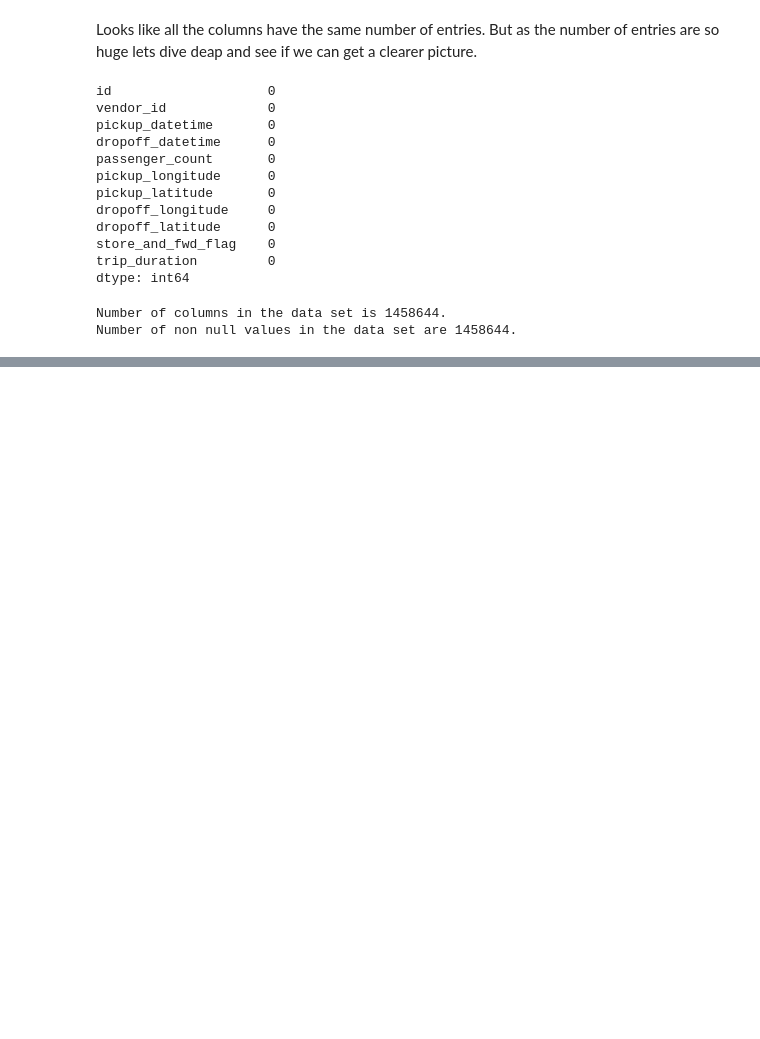
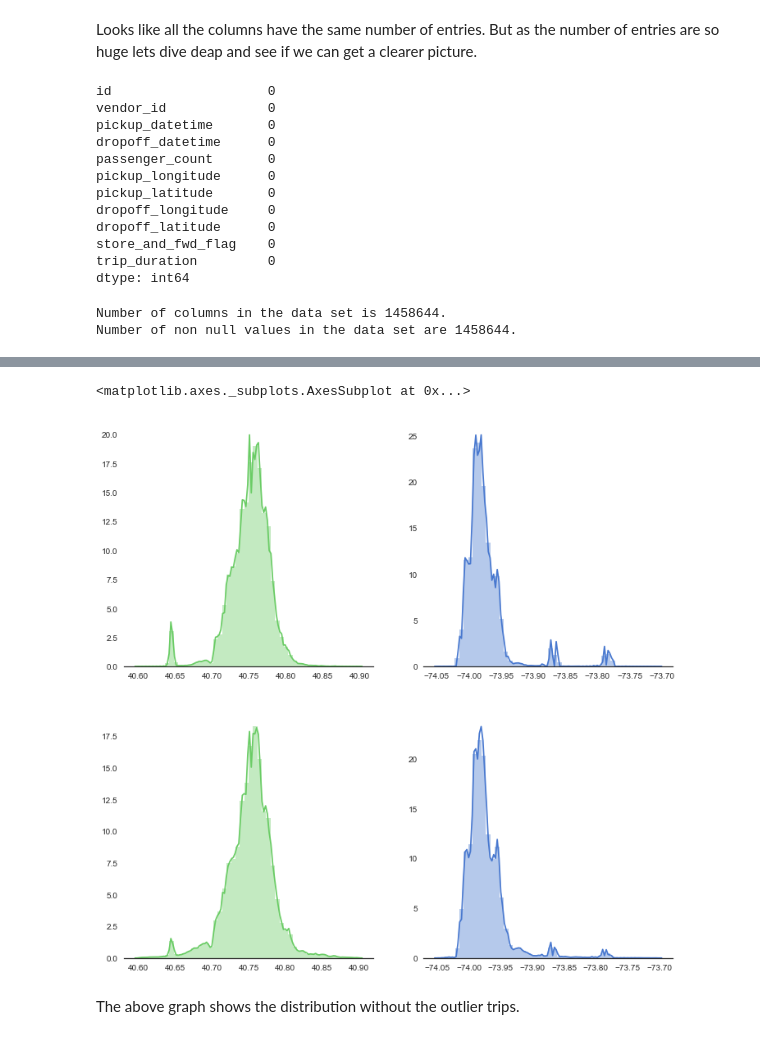
Before and after one commit to shawnchacko/NYC-Taxi-Project, a Jupyter notebook: NYC Taxi Project.ipynb, the cells around one changed output, grey strips where cells are left out. Cells and saved outputs as stored; diff of their text form; code cells hidden in the pictures; blank space fills up the shorter version.

```diff
--- a/NYC Taxi Project.ipynb
+++ b/NYC Taxi Project.ipynb
@@ -75,0 +116,8 @@ Number of non null values in the data set are 1458644.
+# %%
+df = train_df.loc[(train_df.pickup_latitude > 40.6) & (train_df.pickup_latitude < 40.9)]
+df = df.loc[(df.dropoff_latitude>40.6) & (df.dropoff_latitude < 40.9)]
+df = df.loc[(df.dropoff_longitude > -74.05) & (df.dropoff_longitude < -73.7)]
+df = df.loc[(df.pickup_longitude > -74.05) & (df.pickup_longitude < -73.7)]
+train_data = df
+df.head()
+print df.count()
@@ -75,0 +137,12 @@ Number of non null values in the data set are 1458644.
+# %%
+f, axes = plt.subplots(2,2,figsize=(12, 12), sharex=False, sharey = False)#
+sb.despine(left=True)
+sb.distplot(train_data['pickup_latitude'].values, label = 'pickup_latitude',color="g",bins = 50, ax=axes[0,0])
+sb.distplot(train_data['pickup_longitude'].values, label = 'pickup_longitude',color="b",bins =50, ax=axes[0,1])
+sb.distplot(train_data['dropoff_latitude'].values, label = 'dropoff_latitude',color="g",bins =50, ax=axes[1, 0])
+sb.distplot(train_data['dropoff_longitude'].values, label = 'dropoff_longitude',color="b",bins =50, ax=axes[1, 1])
+# %% [output]
+<matplotlib.axes._subplots.AxesSubplot at 0x...>
+[figure, added]
+# %% [markdown]
+The above graph shows the distribution without the outlier trips.
```
Also changed, not shown: parts of 17 cells of this notebook.
